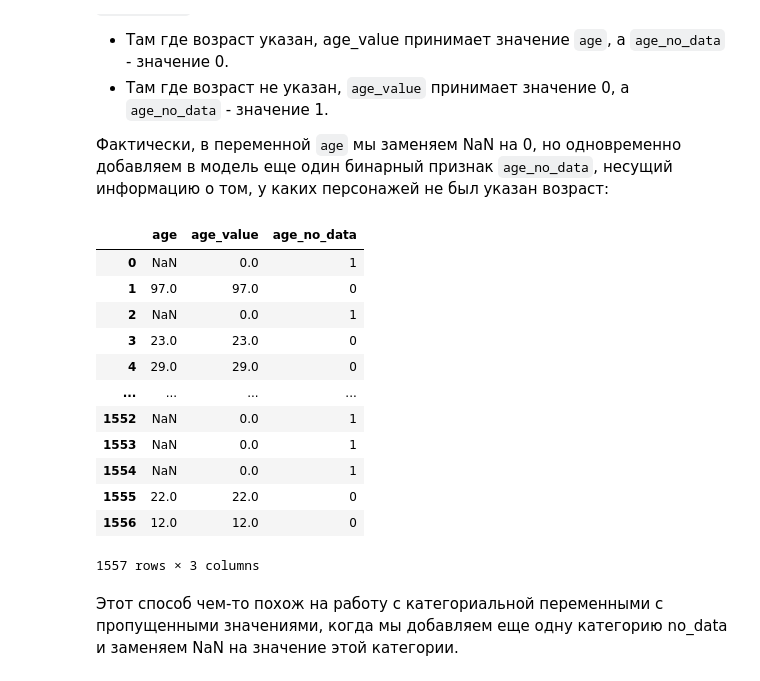
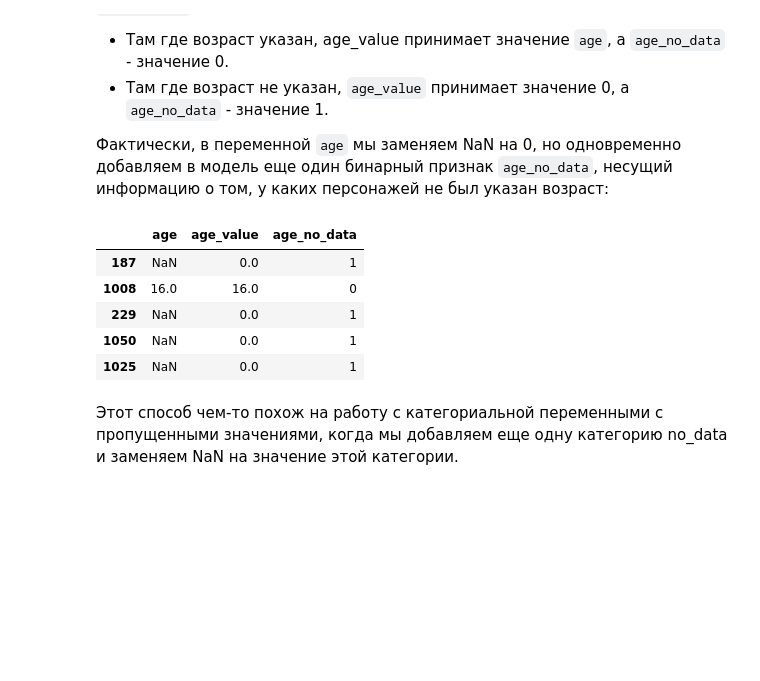
Before and after one commit to lichkovahadaniil/GROK_ML, a Jupyter notebook: DLS/hw_1_game_of_thrones.ipynb, the cells around one changed output. Drawn from its saved outputs; the diff is of its cells as text; code cells hidden in the pictures; blank space fills up the shorter version.

```diff
--- a/DLS/hw_1_game_of_thrones.ipynb
+++ b/DLS/hw_1_game_of_thrones.ipynb
@@ -201,7 +201,7 @@ sns.histplot(data=data['popularity'], bins=50)
 # %%
 import numpy as np
 
-data['popularity'] = pd.Series(np.log10(data['popularity'] * 100 + 1))
+data['popularity'] = pd.Series(np.log10(data['popularity'] * 100 + 1) / 2) # keep popularity in [0, 1]
 sns.histplot(data=data, x='popularity', bins=50)
 # %% [output]
 <Axes: xlabel='popularity', ylabel='Count'>
@@ -235,21 +235,14 @@ sns.histplot(data=data['boolDeadRelations'])
 data['age_value'] = data['age'].fillna(0)
 data['age_no_data'] = [1 if np.isnan(x) else 0 for x in data['age']]
 # %%
-display(data[['age', 'age_value', 'age_no_data']])
+display(data[['age', 'age_value', 'age_no_data']].sample(5))
 # %% [output]
 |  | age | age_value | age_no_data |
-| 0 | NaN | 0.0 | 1 |
-| 1 | 97.0 | 97.0 | 0 |
-| 2 | NaN | 0.0 | 1 |
-| 3 | 23.0 | 23.0 | 0 |
-| 4 | 29.0 | 29.0 | 0 |
-| ... | ... | ... | ... |
-| 1552 | NaN | 0.0 | 1 |
-| 1553 | NaN | 0.0 | 1 |
-| 1554 | NaN | 0.0 | 1 |
-| 1555 | 22.0 | 22.0 | 0 |
-| 1556 | 12.0 | 12.0 | 0 |
+| 187 | NaN | 0.0 | 1 |
+| 1008 | 16.0 | 16.0 | 0 |
+| 229 | NaN | 0.0 | 1 |
+| 1050 | NaN | 0.0 | 1 |
+| 1025 | NaN | 0.0 | 1 |
-1557 rows × 3 columns
 # %% [markdown]
 Этот способ чем-то похож на работу с категориальной переменными с пропущенными значениями, когда мы добавляем еще одну категорию no_data и заменяем NaN на значение этой категории.
 # %% [markdown]
```
Also changed, not shown: parts of 52 cells of this notebook.
